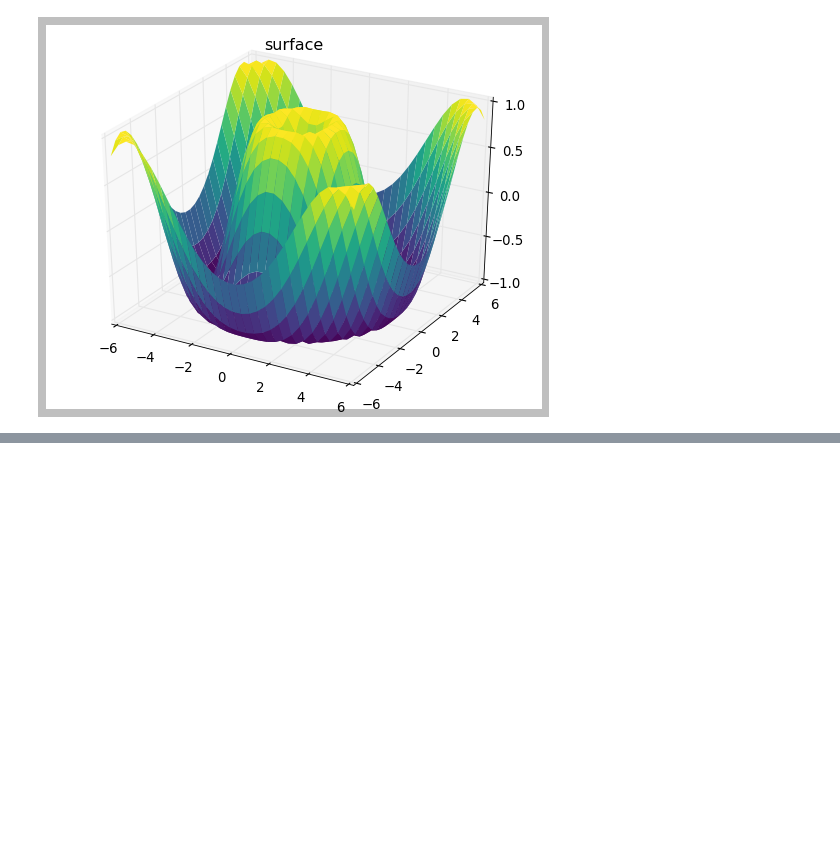
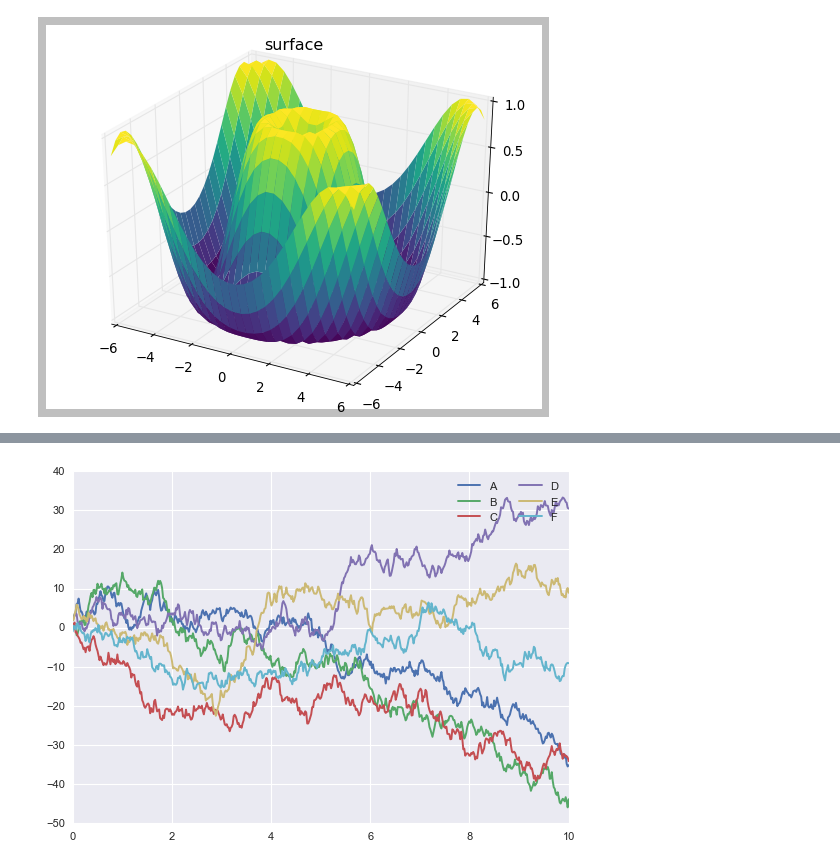
Before and after one commit to LouisYZK/dist, a Jupyter notebook: BaseLib/matplotlib_review.ipynb, the cells around one changed output, grey strips where cells are left out. Cells and saved outputs as stored; diff of their text form; code cells hidden in the pictures; blank space fills up the shorter version.

```diff
--- a/BaseLib/matplotlib_review.ipynb
+++ b/BaseLib/matplotlib_review.ipynb
@@ -310,0 +344,9 @@ plt.show()
+# %%
+import seaborn as sns
+sns.set()
+# plt.style.use('seaborn')
+plt.plot(x,y)
+plt.legend('ABCDEF',ncol =2)
+plt.show()
+# %% [output]
+[figure, added]
```
Also changed, not shown: parts of 30 cells of this notebook.
